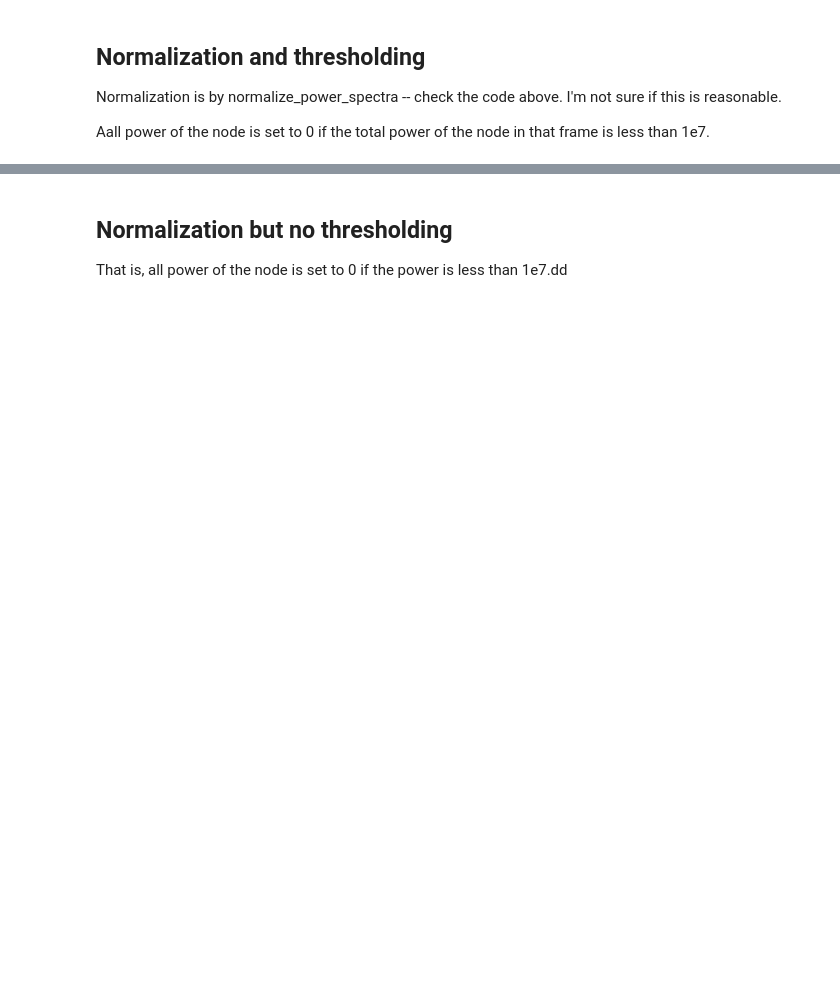
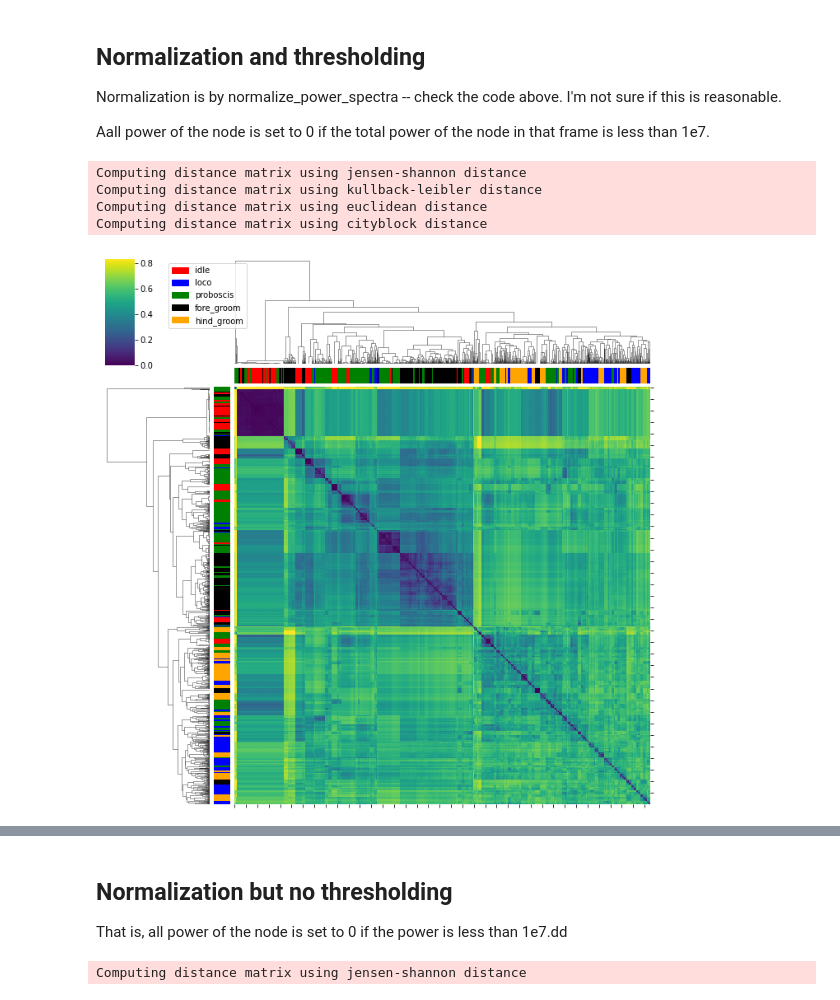
Before and after one commit to shaliulab/long-timescale-analysis, a Jupyter notebook: analysis/notebooks/20230511_wavelet_thresholding.ipynb, the cells around one changed output, grey strips where cells are left out. Saved outputs shown, nothing was run; the diff lists cells and outputs as text; code cells hidden in the pictures; blank space fills up the shorter version.

```diff
--- a/analysis/notebooks/20230511_wavelet_thresholding.ipynb
+++ b/analysis/notebooks/20230511_wavelet_thresholding.ipynb
@@ -231,12 +238,18 @@ Aall power of the node is set to 0 if the total power of the node in that frame
 # %%
 # input = np.abs(all_wavelets[0:1000,:])**2
 # input_labels = behavior_labels
 
 
 input = np.abs(all_wavelets)**2
 for dist_metric in ["jensen-shannon","kullback-leibler", "euclidean", "cityblock"]:
-    thresholded_input = threshold_power_spectra(input.copy(), 1e7)  #
+    thresholded_input = threshold_power_spectra(input.copy(), 5e7)  #
     normalized_thresholded_input,maxs = normalize_power_spectra(thresholded_input.copy())  # Pass a copy of the input
     logger.info(f"Computing distance matrix using {dist_metric} distance")
     distance_matrix = compute_distance_matrix(normalized_thresholded_input, dist_metric)
     plot_clustermap(distance_matrix, behavior_labels, f'figures/power_clustermap_tieredls_normalization_threshold1e7_{dist_metric}.jpg')
+# %% [output]
+Computing distance matrix using jensen-shannon distance
+Computing distance matrix using kullback-leibler distance
+Computing distance matrix using euclidean distance
+Computing distance matrix using cityblock distance
+[figure, added]
@@ -247,8 +263,10 @@ That is, all power of the node is set to 0 if the power is less than 1e7.dd
 # %%
 input = np.abs(all_wavelets)**2
 for dist_metric in ["jensen-shannon","kullback-leibler", "euclidean", "cityblock"]:
-    thresholded_input = threshold_power_spectra(input.copy(), 1e7)
-    normalized_thresholded_input, node_means, node_stds = normalize_power_spectra(thresholded_input)
+    thresholded_input = threshold_power_spectra(input.copy(), 5e7)
+    normalized_thresholded_input, node_maxs = normalize_power_spectra(thresholded_input)
     logger.info(f"Computing distance matrix using {dist_metric} distance")
     distance_matrix = compute_distance_matrix(normalized_thresholded_input, dist_metric)
     plot_clustermap(distance_matrix, behavior_labels, f'figures/power_clustermap_tieredls_normalization_nothreshold_{dist_metric}.jpg')
+# %% [output]
+Computing distance matrix using jensen-shannon distance
```
Also changed, not shown: parts of 2 cells of this notebook.
